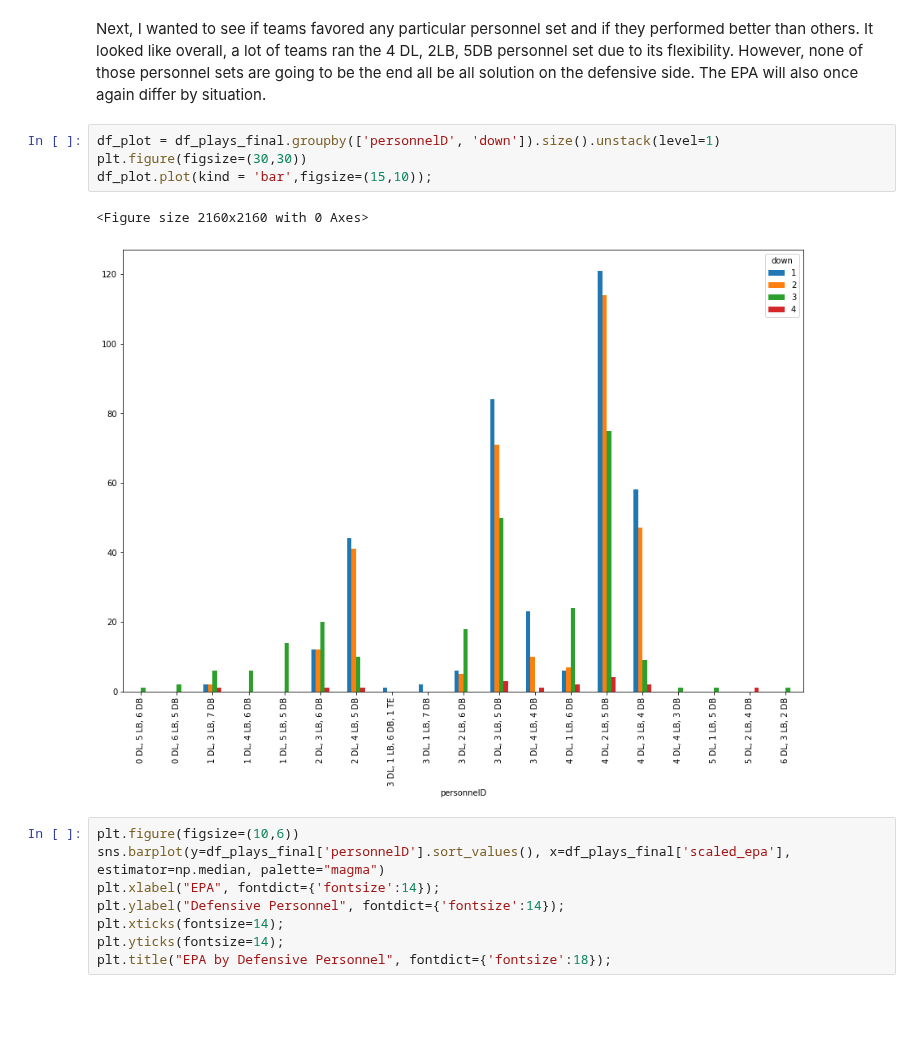
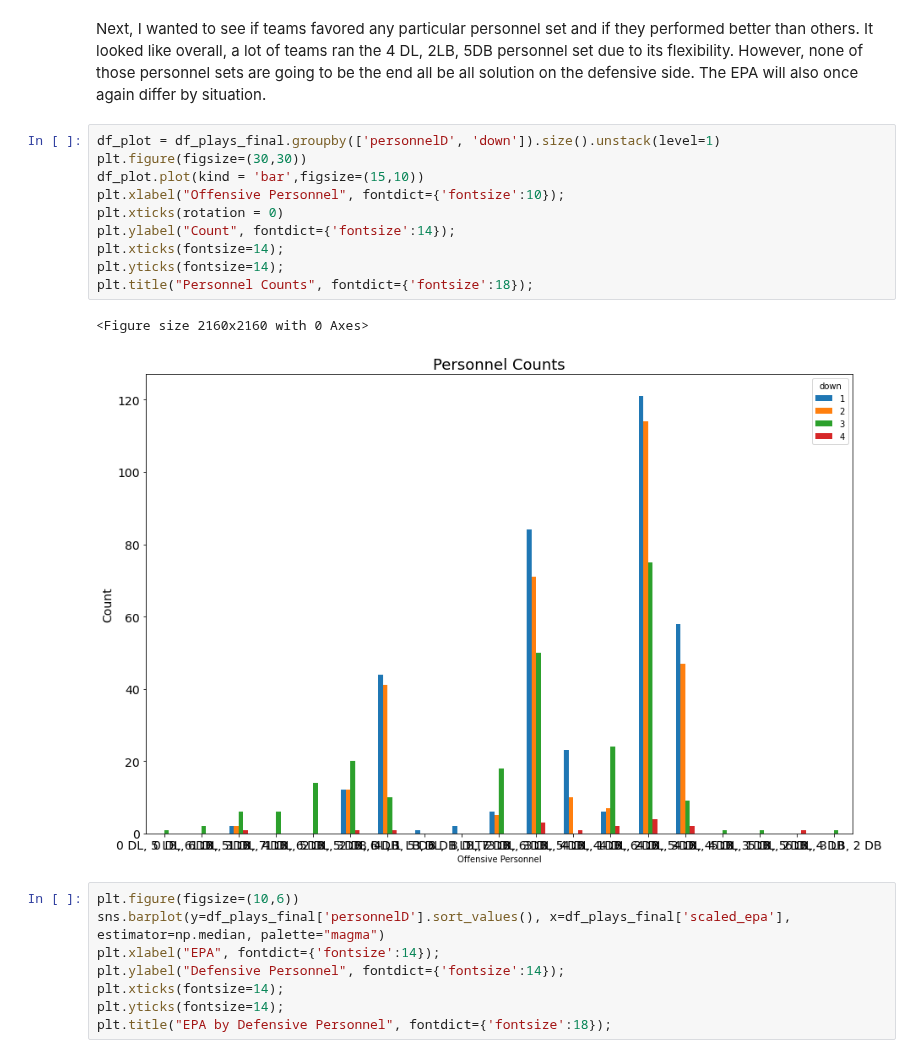
Before and after one commit to dsmoove/pigskinplaycaller, a Jupyter notebook: code.ipynb, the cells around one changed output. Drawn from its saved outputs; the diff is of its cells as text; blank space fills up the shorter version.

```diff
--- a/code.ipynb
+++ b/code.ipynb
@@ -468,10 +463,16 @@ Next, I wanted to see if teams favored any particular personnel set and if they
 # %%
 df_plot = df_plays_final.groupby(['personnelD', 'down']).size().unstack(level=1)
 plt.figure(figsize=(30,30))
-df_plot.plot(kind = 'bar',figsize=(15,10));
+df_plot.plot(kind = 'bar',figsize=(15,10))
+plt.xlabel("Offensive Personnel", fontdict={'fontsize':10});
+plt.xticks(rotation = 0)
+plt.ylabel("Count", fontdict={'fontsize':14});
+plt.xticks(fontsize=14);
+plt.yticks(fontsize=14);
+plt.title("Personnel Counts", fontdict={'fontsize':18});
 # %% [output]
 <Figure size 2160x2160 with 0 Axes>
-[figure, old version]
+[figure, new version]
 # %%
 plt.figure(figsize=(10,6))
 sns.barplot(y=df_plays_final['personnelD'].sort_values(), x=df_plays_final['scaled_epa'], estimator=np.median, palette="magma")
```
Also changed, not shown: parts of 5 cells of this notebook, 2 other files.
